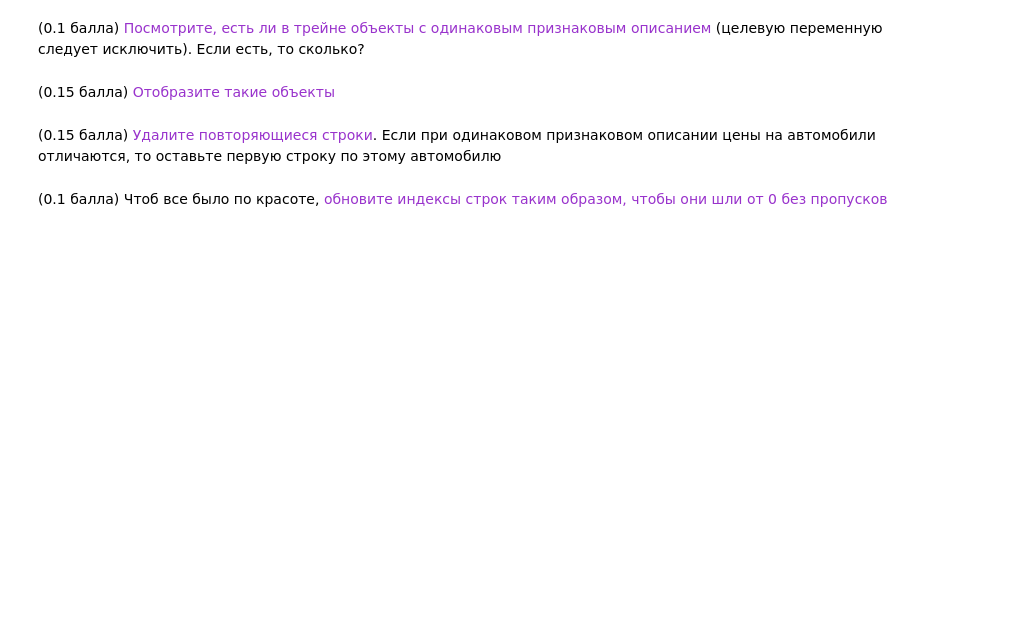
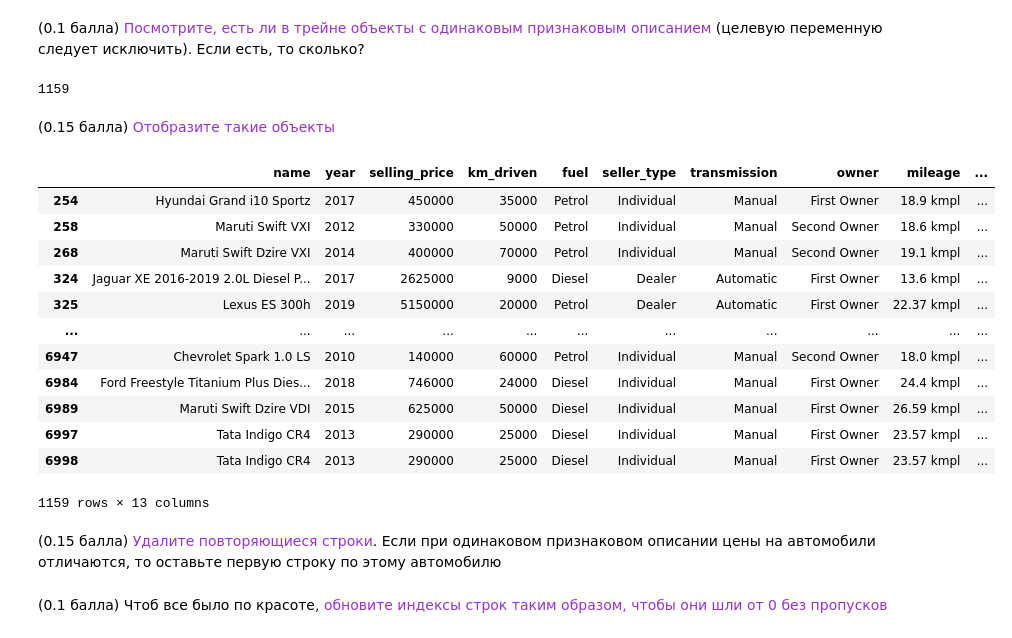
Before and after one commit to TiunovNN/hse-ml-homeworks, a Jupyter notebook: homework1/HW1_Regression_with_inference.ipynb, the cells around one changed output. Cells and saved outputs as stored; diff of their text form; code cells hidden in the pictures; blank space fills up the shorter version.

```diff
--- a/homework1/HW1_Regression_with_inference.ipynb
+++ b/homework1/HW1_Regression_with_inference.ipynb
@@ -62,2 +149,7 @@ print("Test data shape: ", df_test.shape)
+# %%
+# Полагаю, что считаем дубликатами все, кроме первого появления в датасете
+df_train.drop(columns='selling_price').duplicated().sum()
+# %% [output]
+1159
 # %% [markdown]
 (0.15 балла) <font color='#9933CC'>Отобразите такие объекты</font>
@@ -66,2 +156,18 @@ print("Test data shape: ", df_test.shape)
+# %%
+df_train[df_train.drop(columns='selling_price').duplicated()]
+# %% [output]
+|  | name | year | selling_price | km_driven | fuel | seller_type | transmission | owner | mileage | ... |
+| 254 | Hyundai Grand i10 Sportz | 2017 | 450000 | 35000 | Petrol | Individual | Manual | First Owner | 18.9 kmpl | ... |
+| 258 | Maruti Swift VXI | 2012 | 330000 | 50000 | Petrol | Individual | Manual | Second Owner | 18.6 kmpl | ... |
+| 268 | Maruti Swift Dzire VXI | 2014 | 400000 | 70000 | Petrol | Individual | Manual | Second Owner | 19.1 kmpl | ... |
+| 324 | Jaguar XE 2016-2019 2.0L Diesel P... | 2017 | 2625000 | 9000 | Diesel | Dealer | Automatic | First Owner | 13.6 kmpl | ... |
+| 325 | Lexus ES 300h | 2019 | 5150000 | 20000 | Petrol | Dealer | Automatic | First Owner | 22.37 kmpl | ... |
+| ... | ... | ... | ... | ... | ... | ... | ... | ... | ... | ... |
+| 6947 | Chevrolet Spark 1.0 LS | 2010 | 140000 | 60000 | Petrol | Individual | Manual | Second Owner | 18.0 kmpl | ... |
+| 6984 | Ford Freestyle Titanium Plus Dies... | 2018 | 746000 | 24000 | Diesel | Individual | Manual | First Owner | 24.4 kmpl | ... |
+| 6989 | Maruti Swift Dzire VDI | 2015 | 625000 | 50000 | Diesel | Individual | Manual | First Owner | 26.59 kmpl | ... |
+| 6997 | Tata Indigo CR4 | 2013 | 290000 | 25000 | Diesel | Individual | Manual | First Owner | 23.57 kmpl | ... |
+| 6998 | Tata Indigo CR4 | 2013 | 290000 | 25000 | Diesel | Individual | Manual | First Owner | 23.57 kmpl | ... |
+1159 rows × 13 columns
 # %% [markdown]
 (0.15 балла) <font color='#9933CC'>Удалите повторяющиеся строки</font>. Если при одинаковом признаковом описании цены на автомобили отличаются, то оставьте первую строку по этому автомобилю
```
Also changed, not shown: parts of 30 cells of this notebook.
